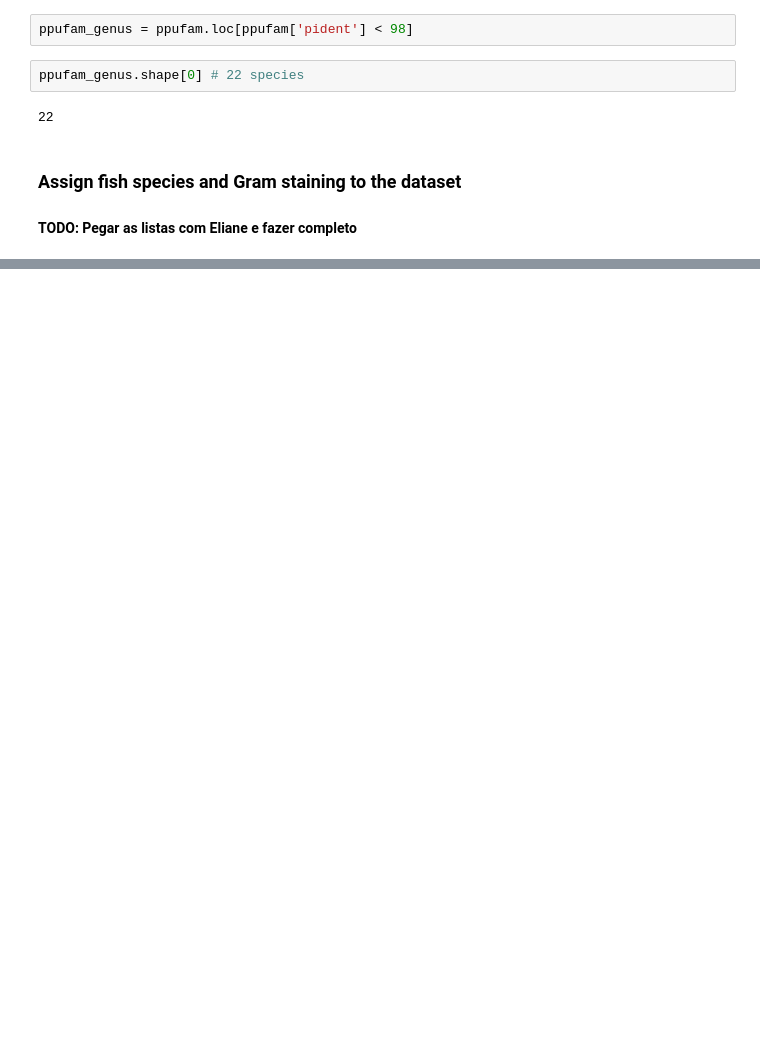
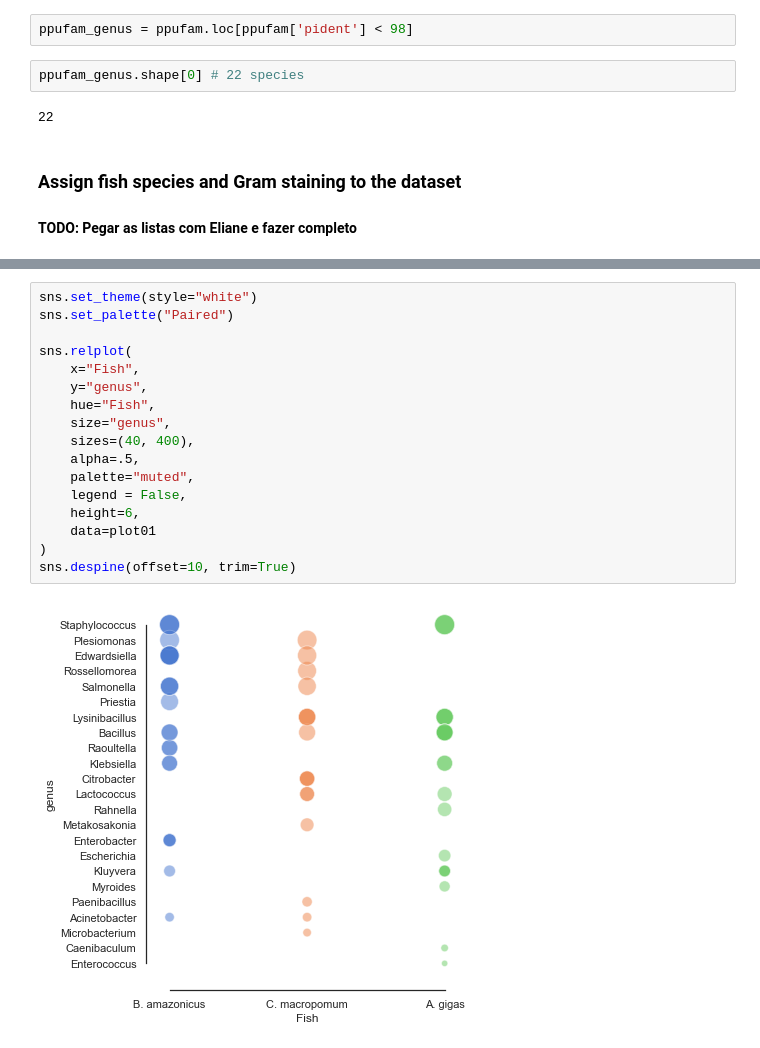
Before and after one commit to waldeyr/amazonian_fish_bacteria, a Jupyter notebook: Workflow.ipynb, the cells around one changed output, grey strips where cells are left out. Drawn from its saved outputs; the diff is of its cells as text; blank space fills up the shorter version.

```diff
--- a/Workflow.ipynb
+++ b/Workflow.ipynb
@@ -488 +457,20 @@ sns.displot(
+# %%
+sns.set_theme(style="white")
+sns.set_palette("Paired")
+
+sns.relplot(
+    x="Fish",
+    y="genus",
+    hue="Fish",
+    size="genus",
+    sizes=(40, 400),
+    alpha=.5,
+    palette="muted",
+    legend = False,
+    height=6,
+    data=plot01
+)
+sns.despine(offset=10, trim=True)
+# %% [output]
+[figure, added]
 # %%
```
Also changed, not shown: parts of 42 cells of this notebook, 1 other file.
